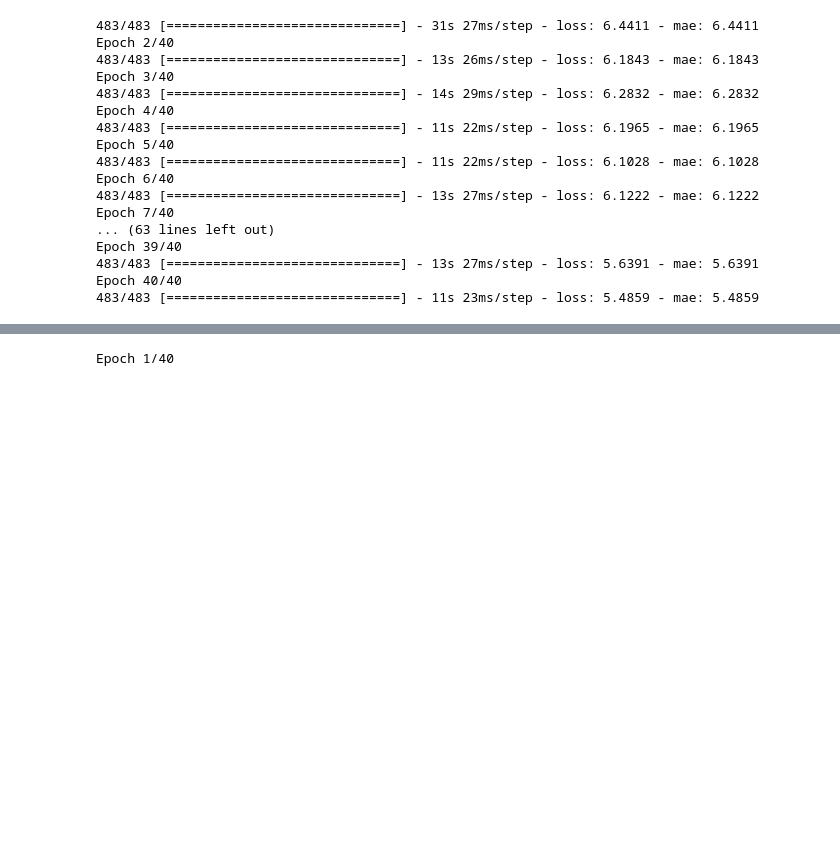
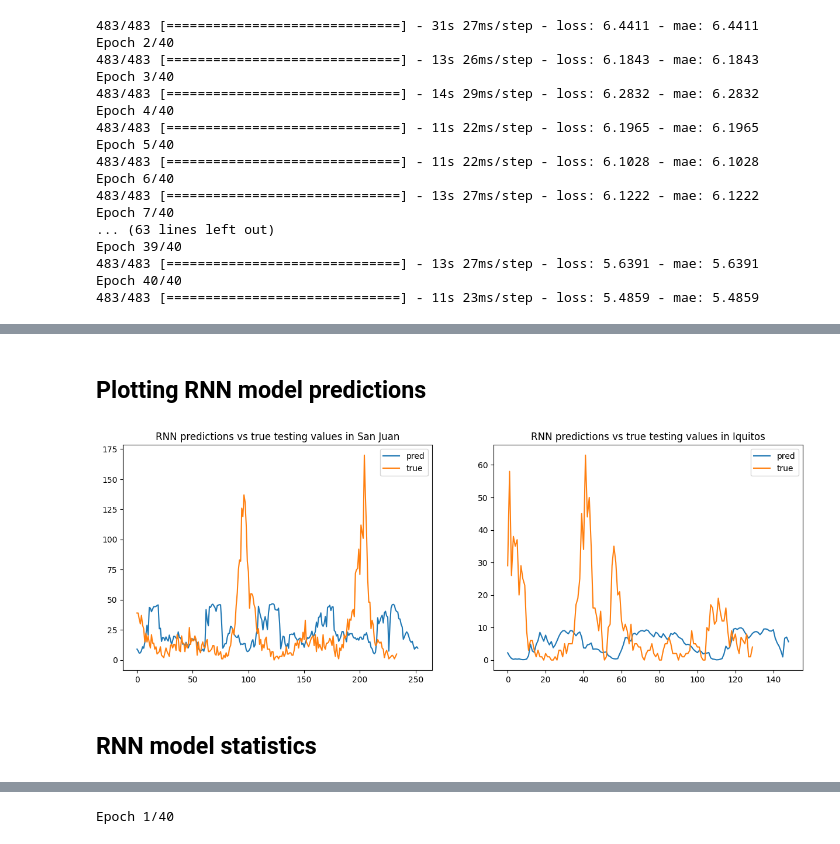
Before and after one commit to oscarschraenkler/DengAI, a Jupyter notebook: notebooks/Deep Learning Models Tizian.ipynb, the cells around one changed output, grey strips where cells are left out. Drawn from its saved outputs; the diff is of its cells as text; code cells hidden in the pictures; blank space fills up the shorter version.

```diff
--- a/notebooks/Deep Learning Models Tizian.ipynb
+++ b/notebooks/Deep Learning Models Tizian.ipynb
@@ -54,7 +54,3 @@ iq_test = testing_data[testing_data.city=='iq'].copy()
-# %%
-# filling missing values with previous value
-iq_data.fillna(method='ffill', inplace=True)
-sj_data.fillna(method='ffill', inplace=True)
 # %%
 def preprocess(rawfeats,train=True):
 
@@ -275,5 +275,5 @@ def rnn_model():
 # %%
 # model fit for sj
 sj_model_rnn = rnn_model()
-sj_rnn_hist=sj_model_rnn.fit_generator(sj_train_sequences,epochs=40, verbose=1)
+sj_rnn_hist=sj_model_rnn.fit(sj_train_sequences,epochs=40, verbose=1)
 # %% [output]
@@ -325,0 +342,21 @@ Epoch 40/40
+# %% [markdown]
+## Plotting RNN model predictions
+# %%
+#Plotting true values vs predictions on testing data
+plt.figure(figsize=[15,5])
+plt.subplot(121)
+plt.plot(sj_rnn_test_preds, label='pred')
+plt.plot(sj_y_test.values, label='true')
+plt.legend()
+plt.title('RNN predictions vs true testing values in San Juan')
+plt.show;
+plt.subplot(122)
+plt.plot(iq_rnn_test_preds, label='pred')
+plt.plot(iq_y_test.values, label='true')
+plt.legend()
+plt.title('RNN predictions vs true testing values in Iquitos')
+plt.show;
+# %% [output]
+[figure, added]
+# %% [markdown]
+## RNN model statistics
```
Also changed, not shown: parts of 65 cells of this notebook, 15 other files.
